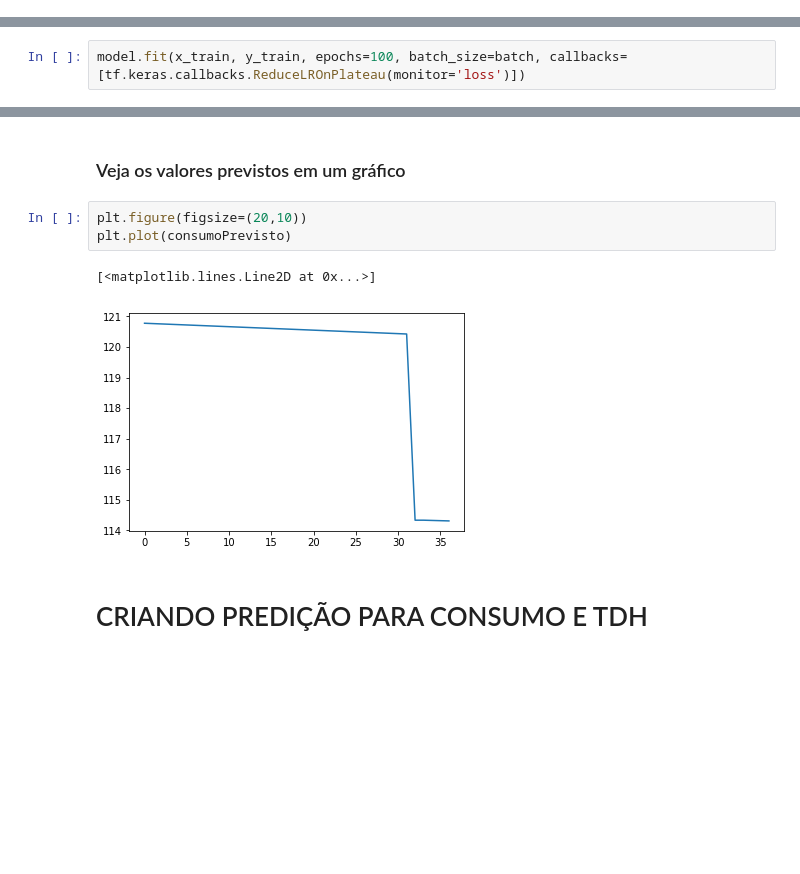
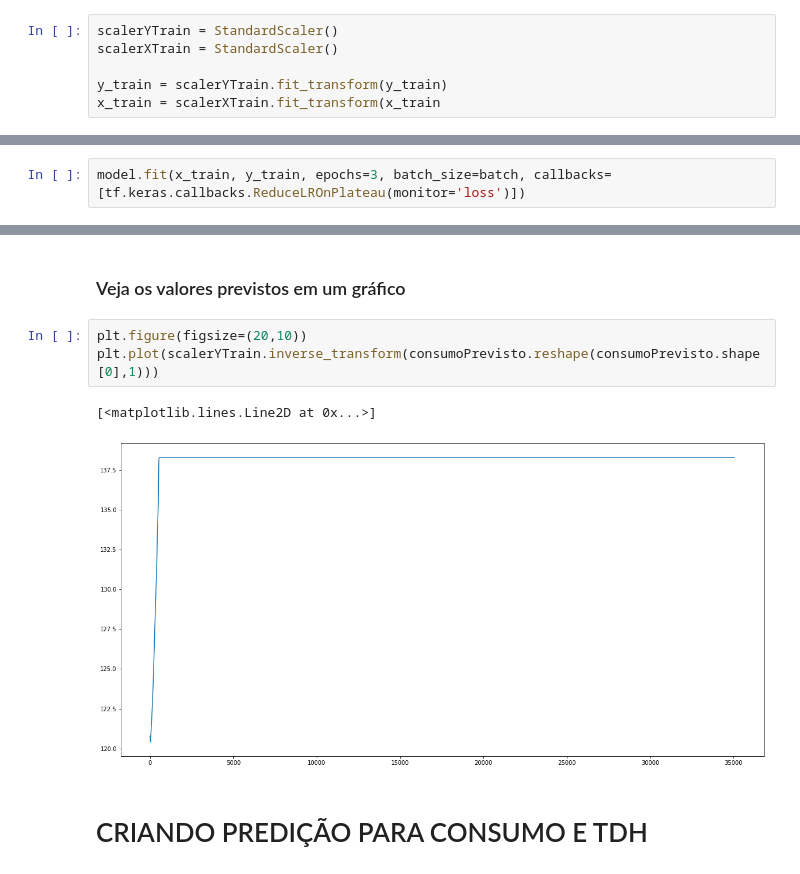
Before and after one commit to nayarat/analise-de-consumo, a Jupyter notebook: rede media.ipynb, the cells around one changed output, grey strips where cells are left out. Drawn from its saved outputs; the diff is of its cells as text; blank space fills up the shorter version.

```diff
--- a/rede media.ipynb
+++ b/rede media.ipynb
@@ -493,9 +505,15 @@ _________________________________________________________________
 # %%
 model.compile(optimizer='rmsprop',
              loss='mse')
+# %%
+scalerYTrain = StandardScaler()
+scalerXTrain = StandardScaler()
+
+y_train = scalerYTrain.fit_transform(y_train)
+x_train = scalerXTrain.fit_transform(x_train
 # %%
 x_train = x_train.reshape(x_train.shape[0], x_train.shape[1], 1)
 # %%
-model.fit(x_train, y_train, epochs=100, batch_size=batch, callbacks=[tf.keras.callbacks.ReduceLROnPlateau(monitor='loss')])
+model.fit(x_train, y_train, epochs=3, batch_size=batch, callbacks=[tf.keras.callbacks.ReduceLROnPlateau(monitor='loss')])
 # %% [output]
 Train on 72860 samples
@@ -527,10 +550,10 @@ for i in range(pontosAno):
 ### Veja os valores previstos em um gráfico
 # %%
 plt.figure(figsize=(20,10))
-plt.plot(consumoPrevisto)
+plt.plot(scalerYTrain.inverse_transform(consumoPrevisto.reshape(consumoPrevisto.shape[0],1)))
 # %% [output]
 [<matplotlib.lines.Line2D at 0x...>]
-[figure, old version]
+[figure, new version]
 # %% [markdown]
 # CRIANDO PREDIÇÃO PARA CONSUMO E TDH
 # %% [markdown]
```
Also changed, not shown: parts of 16 cells of this notebook.
